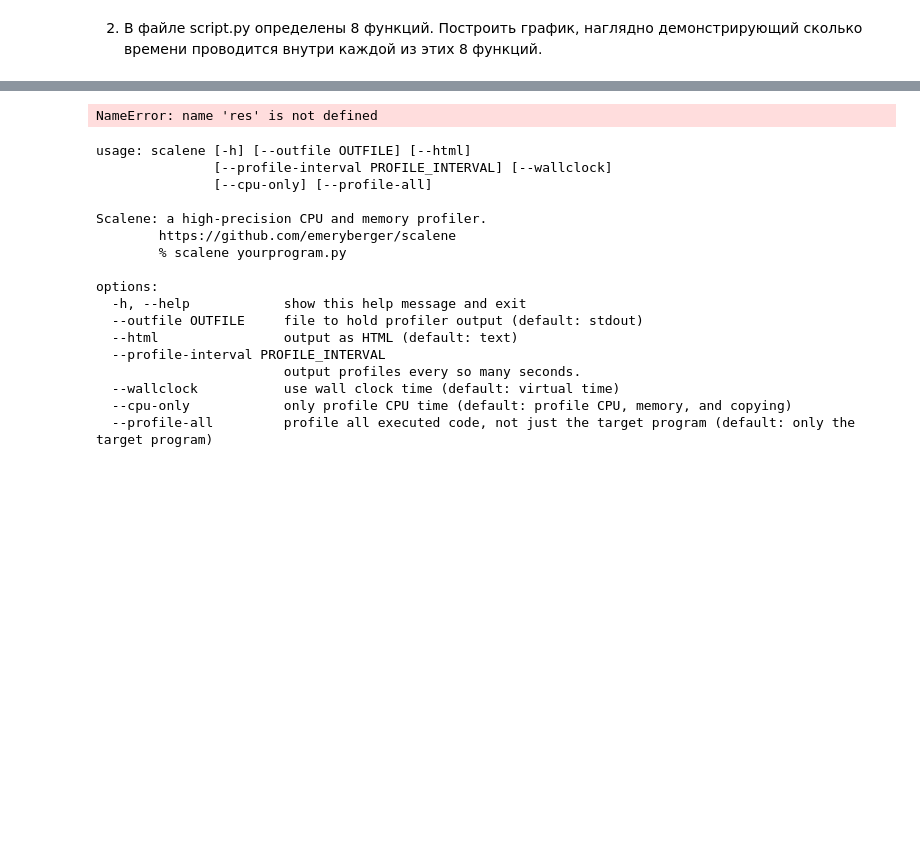
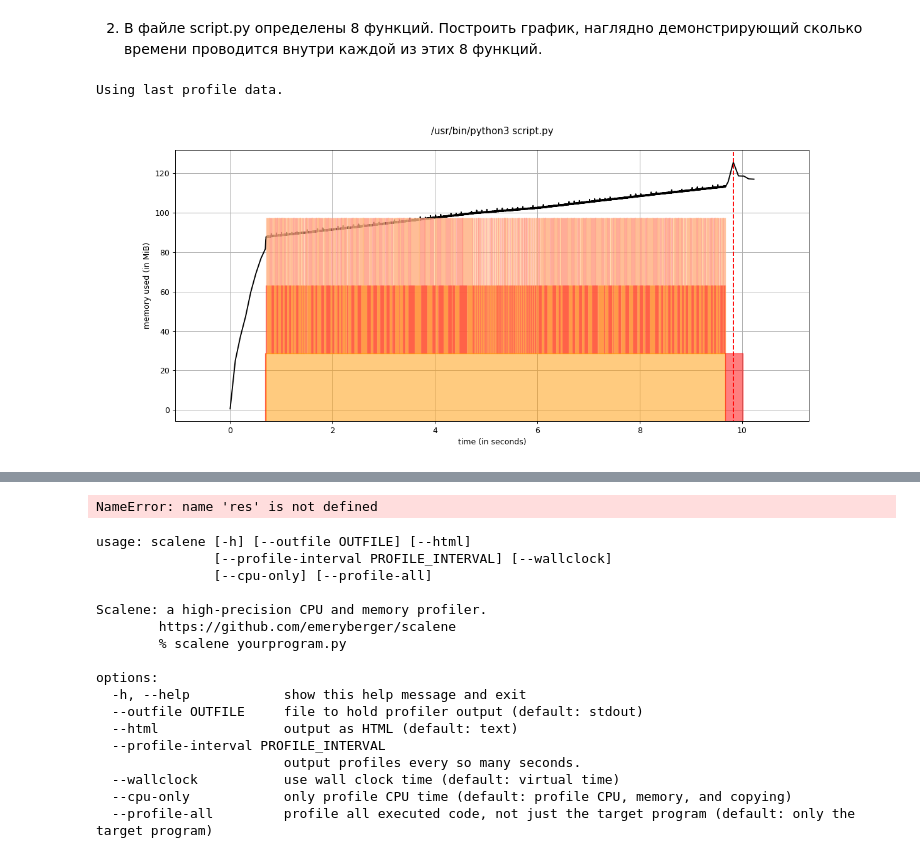
Before and after one commit to root-epifit/HPC_Sber_2025, a Jupyter notebook: Дз1_solution_IP.ipynb, the cells around one changed output, grey strips where cells are left out. Drawn from its saved outputs; the diff is of its cells as text; code cells hidden in the pictures; blank space fills up the shorter version.

```diff
--- a/Дз1_solution_IP.ipynb
+++ b/Дз1_solution_IP.ipynb
@@ -209,2 +205,12 @@ Using last profile data.
 # %% [markdown]
 2. В файле script.py определены 8 функций. Построить график, наглядно демонстрирующий сколько времени проводится внутри каждой из этих 8 функций.
+# %%
+# В виде ступенчатого графика. Время нахождения в функции показывается вертикальной палкой
+
+!mprof plot -f -o mprof_res_2.png
+
+img = Image.open("./mprof_res_2.png")
+display(img)
+# %% [output]
+Using last profile data.
+[figure, added]
```
Also changed, not shown: parts of 7 cells of this notebook.
